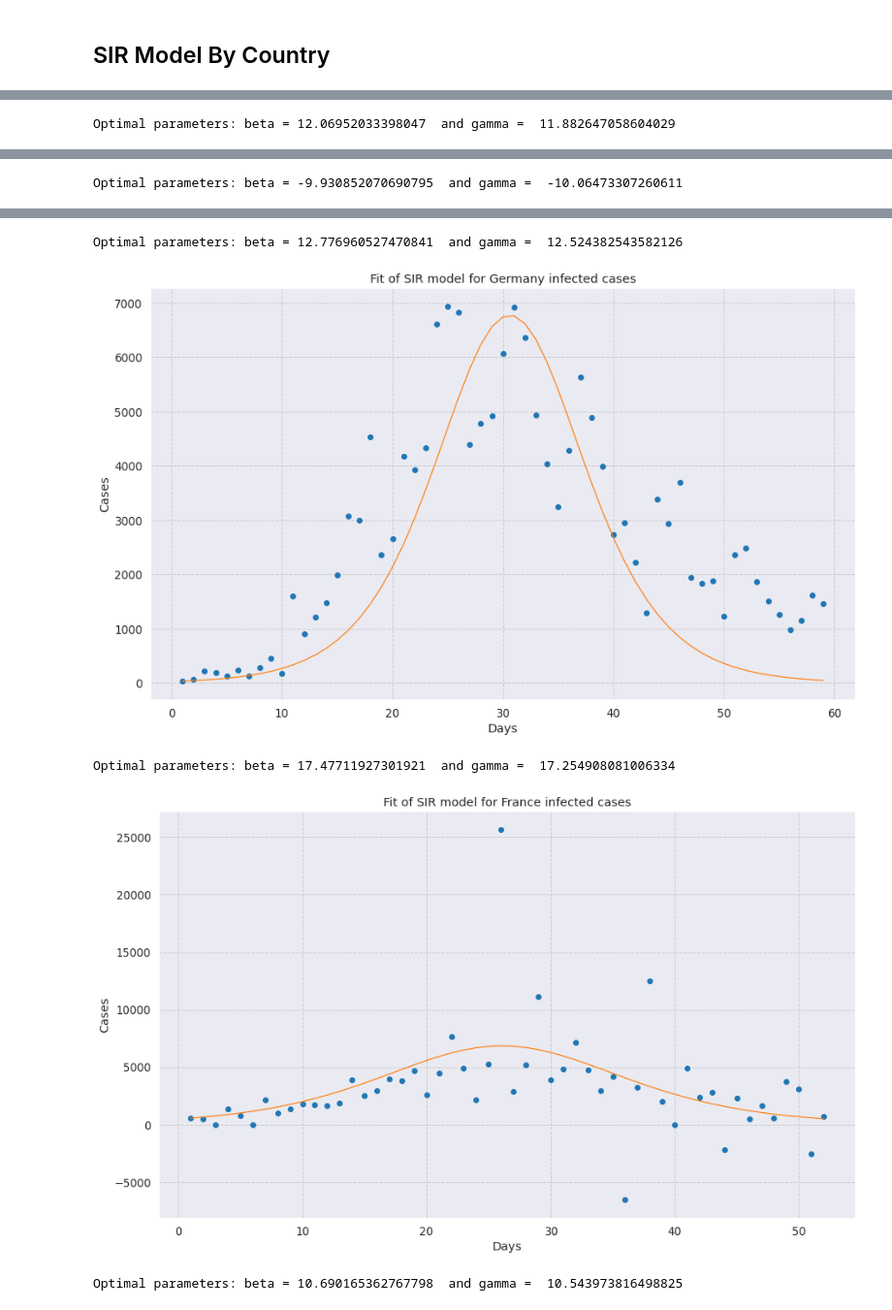
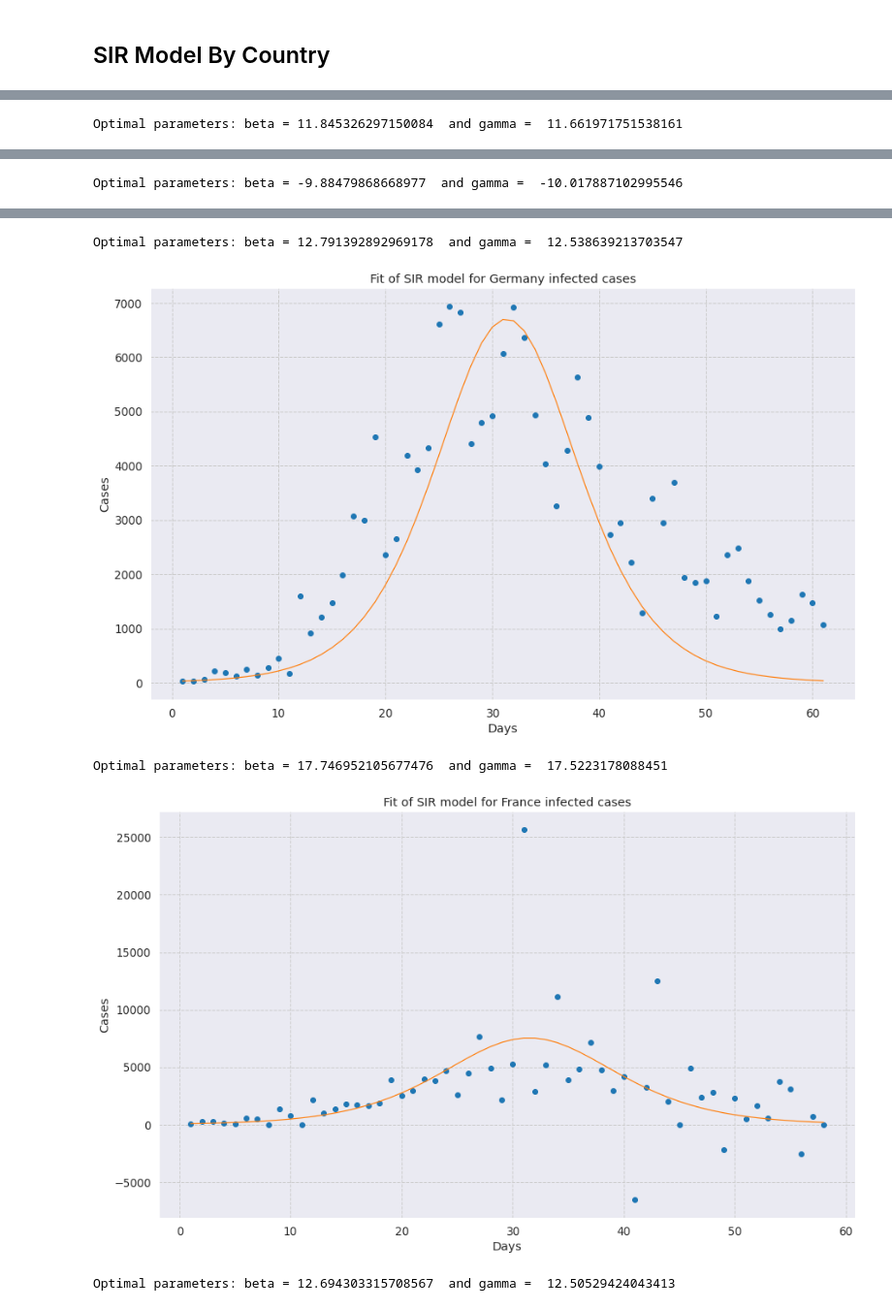
Before and after one commit to rdcolema/covid19-tracking, a Jupyter notebook: covid_forecasting.ipynb, the cells around one changed output, grey strips where cells are left out. Shown at 97% size. Drawn from its saved outputs; the diff is of its cells as text; code cells hidden in the pictures.

```diff
--- a/covid_forecasting.ipynb
+++ b/covid_forecasting.ipynb
@@ -31,7 +31,7 @@ DATA_DIR = "csse_covid_19_daily_reports/"
 
 # Dates to model
 MIN_DATE = '2020-03-01'
-MAX_DATE = '2020-04-30'
+MAX_DATE = '2020-05-01'
 DATE_LIST = pd.date_range(MIN_DATE, MAX_DATE).strftime('%Y-%m-%d').tolist()
 
 # Individual countries to model
@@ -437,8 +437,8 @@ SIR_START_DAYS = {
     "US": 4,
     "Italy": 1,
     "Spain": 4,
-    "Germany": 2,
-    "France": 9
+    "Germany": 1,
+    "France": 4
 }
 
 for country_name in MODEL_COUNTRIES:
@@ -448 +448 @@ for country_name in MODEL_COUNTRIES:
-Optimal parameters: beta = 12.06952033398047  and gamma =  11.882647058604029
+Optimal parameters: beta = 11.845326297150084  and gamma =  11.661971751538161
@@ -450 +450 @@ Optimal parameters: beta = 12.06952033398047  and gamma =  11.882647058604029
-Optimal parameters: beta = -9.930852070690795  and gamma =  -10.06473307260611
+Optimal parameters: beta = -9.88479868668977  and gamma =  -10.017887102995546
@@ -452,5 +452,5 @@ Optimal parameters: beta = -9.930852070690795  and gamma =  -10.06473307260611
-Optimal parameters: beta = 12.776960527470841  and gamma =  12.524382543582126
+Optimal parameters: beta = 12.791392892969178  and gamma =  12.538639213703547
-[figure, old version]
+[figure, new version]
-Optimal parameters: beta = 17.47711927301921  and gamma =  17.254908081006334
+Optimal parameters: beta = 17.746952105677476  and gamma =  17.5223178088451
-[figure, old version]
+[figure, new version]
-Optimal parameters: beta = 10.690165362767798  and gamma =  10.543973816498825
+Optimal parameters: beta = 12.694303315708567  and gamma =  12.50529424043413
```
Also changed, not shown: parts of 4 cells of this notebook, 2 other files.
